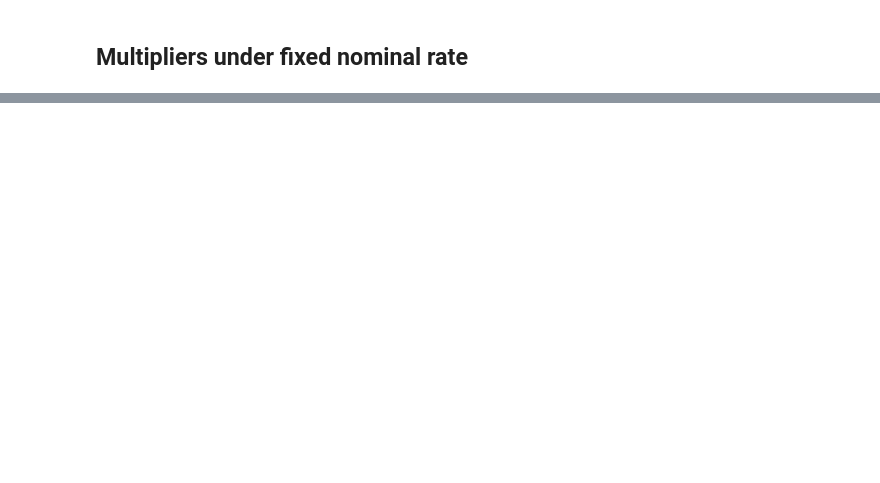
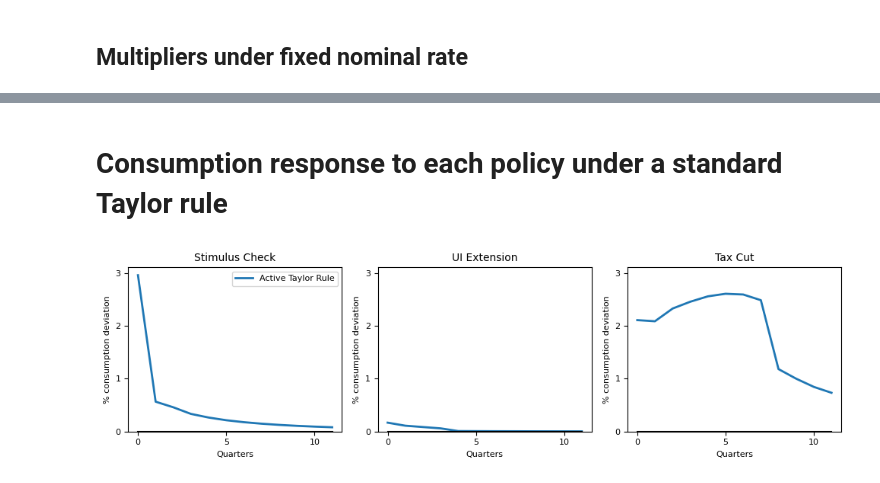
Before and after one commit to llorracc/HAFiscal-Latest, a Jupyter notebook: HAFiscal-dashboard.ipynb, the cells around one changed output, grey strips where cells are left out. Cells and saved outputs as stored; diff of their text form; code cells hidden in the pictures; blank space fills up the shorter version.

```diff
--- a/HAFiscal-dashboard.ipynb
+++ b/HAFiscal-dashboard.ipynb
@@ -986,3 +1016,49 @@ plt.savefig("figures/HANK_IRFs_w_splurge.pdf")
+# %% [markdown]
+# Consumption response to each policy under a standard Taylor rule
+# %%
+def plot_consumption_irfs_three(irf_UI1, irf_SC1, irf_TC1):
+
+    green = 'darkorange'
+    red = 'red'
+
+    Length = 12
+    fontsize = 10
+    width = 2
+    label_size = 8
+    legend_size = 8
+    ticksize = 8
+    fig, axs = plt.subplots(1, 3, figsize=(10,3))
+
+    y_max1 =  max(100*irf_TC1['C'][:Length]/C_ss)*1.05
+    y_max2 =  max(100*irf_SC1['C'][:Length]/C_ss)*1.05
+    y_max = max([y_max1,y_max2])
+    for i in range(3):
+        axs[i].set_ylim(0, y_max)
+
+    axs[1].plot(100*irf_UI1['C'][:Length]/C_ss,linewidth= width, label = "Active Taylor Rule")
+    axs[1].set_title("UI Extension",fontdict={'fontsize': fontsize})
+
+
+    axs[0].plot(100*irf_SC1['C'][:Length]/C_ss,linewidth= width, label = "Active Taylor Rule")
+    axs[0].set_title("Stimulus Check",fontdict={'fontsize': fontsize})
+    axs[0].legend(prop={'size': legend_size})
+
+    axs[2].plot(100*irf_TC1['C'][:Length]/C_ss,linewidth= width, label = "Active Taylor Rule")
+    axs[2].set_title("Tax Cut",fontdict={'fontsize': fontsize})
+
+    for i in range(3):
+        axs[i].plot(np.zeros(Length),'k' )
+        axs[i].tick_params(axis='both', labelsize=ticksize)
+
+        axs[i].set_ylabel('% consumption deviation', fontsize = label_size)
+        axs[i].set_xlabel('Quarters', fontsize = label_size)
+        axs[i].locator_params(axis='both', nbins=4)
+
+    fig.tight_layout()
+# %%
+plot_consumption_irfs_three(irfs_UI_extend, irfs_transfer, irfs_tau)
+# %% [output]
+[figure, added]
 # %%
 # Make each plot individually to match what Ivan does in the main code
 def plot_consumption_irf(irf1, irf2, irf3, y_max, filename, legend = False):
```
Also changed, not shown: parts of 22 cells of this notebook.
